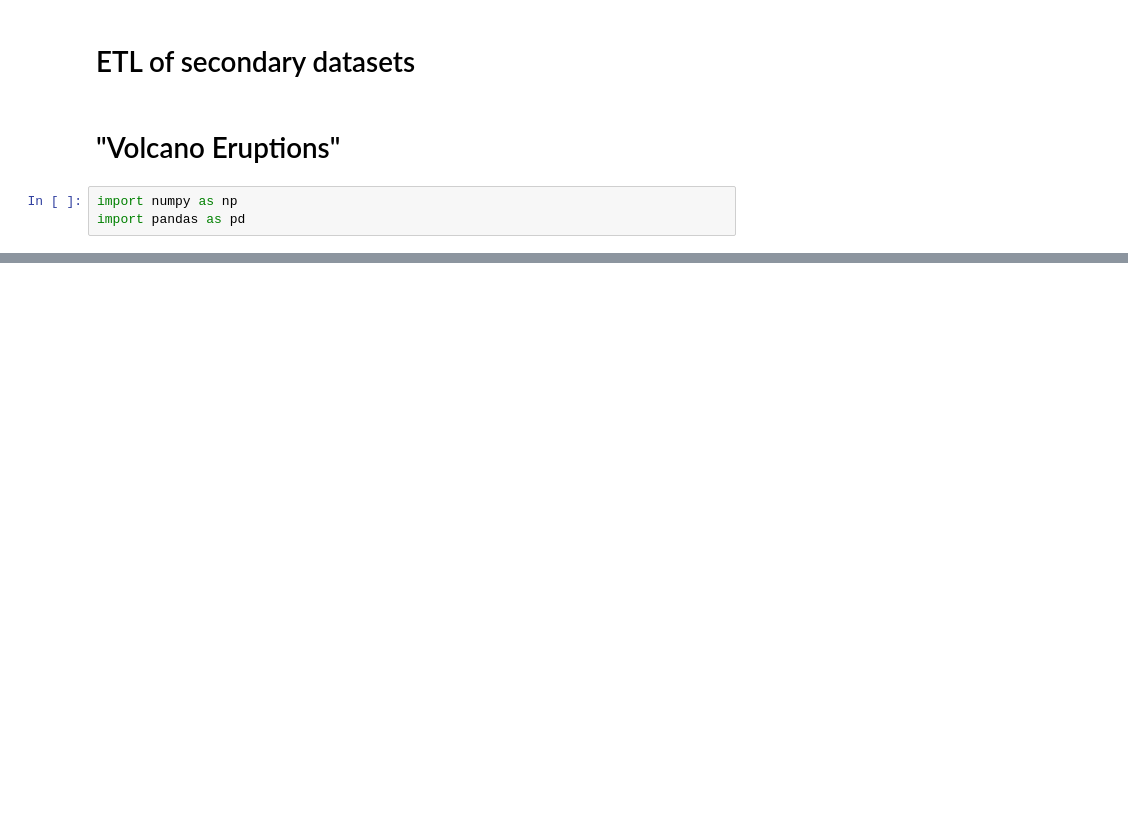
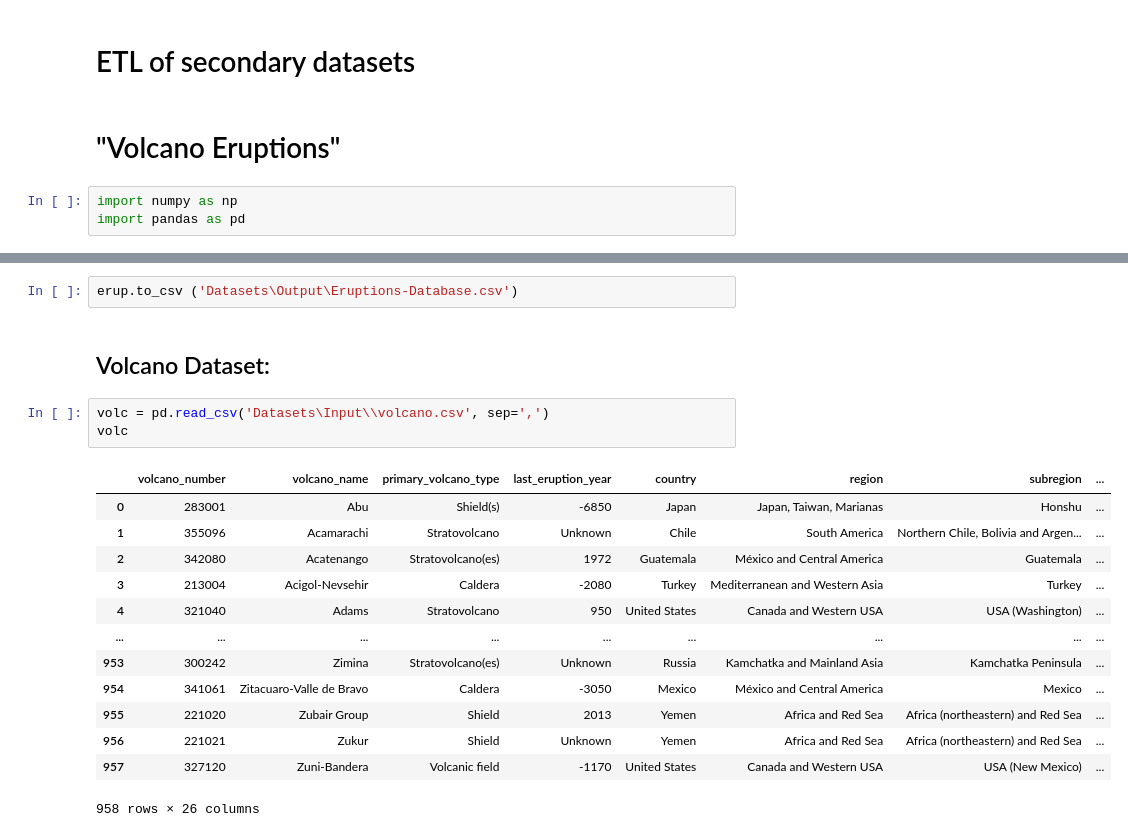
Before and after one commit to juancortezs07/Seismic-Alert-System, a Jupyter notebook: Data_Transformation3.ipynb, the cells around one changed output, grey strips where cells are left out. Cells and saved outputs as stored; diff of their text form; blank space fills up the shorter version.

```diff
--- a/Data_Transformation3.ipynb
+++ b/Data_Transformation3.ipynb
@@ -9,0 +112,21 @@ volc = pd.read_csv('Datasets\Input\eruptions.csv', sep=',')
+# %%
+erup.to_csv ('Datasets\Output\Eruptions-Database.csv')
+# %% [markdown]
+## Volcano Dataset:
+# %%
+volc = pd.read_csv('Datasets\Input\\volcano.csv', sep=',')
+volc
+# %% [output]
+|  | volcano_number | volcano_name | primary_volcano_type | last_eruption_year | country | region | subregion | ... |
+| 0 | 283001 | Abu | Shield(s) | -6850 | Japan | Japan, Taiwan, Marianas | Honshu | ... |
+| 1 | 355096 | Acamarachi | Stratovolcano | Unknown | Chile | South America | Northern Chile, Bolivia and Argen... | ... |
+| 2 | 342080 | Acatenango | Stratovolcano(es) | 1972 | Guatemala | México and Central America | Guatemala | ... |
+| 3 | 213004 | Acigol-Nevsehir | Caldera | -2080 | Turkey | Mediterranean and Western Asia | Turkey | ... |
+| 4 | 321040 | Adams | Stratovolcano | 950 | United States | Canada and Western USA | USA (Washington) | ... |
+| ... | ... | ... | ... | ... | ... | ... | ... | ... |
+| 953 | 300242 | Zimina | Stratovolcano(es) | Unknown | Russia | Kamchatka and Mainland Asia | Kamchatka Peninsula | ... |
+| 954 | 341061 | Zitacuaro-Valle de Bravo | Caldera | -3050 | Mexico | México and Central America | Mexico | ... |
+| 955 | 221020 | Zubair Group | Shield | 2013 | Yemen | Africa and Red Sea | Africa (northeastern) and Red Sea | ... |
+| 956 | 221021 | Zukur | Shield | Unknown | Yemen | Africa and Red Sea | Africa (northeastern) and Red Sea | ... |
+| 957 | 327120 | Zuni-Bandera | Volcanic field | -1170 | United States | Canada and Western USA | USA (New Mexico) | ... |
+958 rows × 26 columns
```
Also changed, not shown: parts of 25 cells of this notebook.
